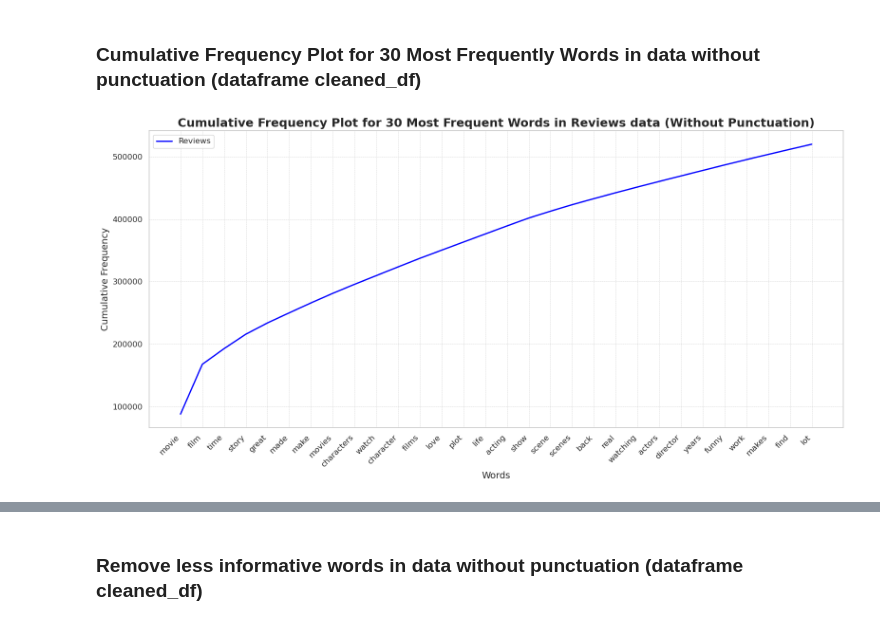
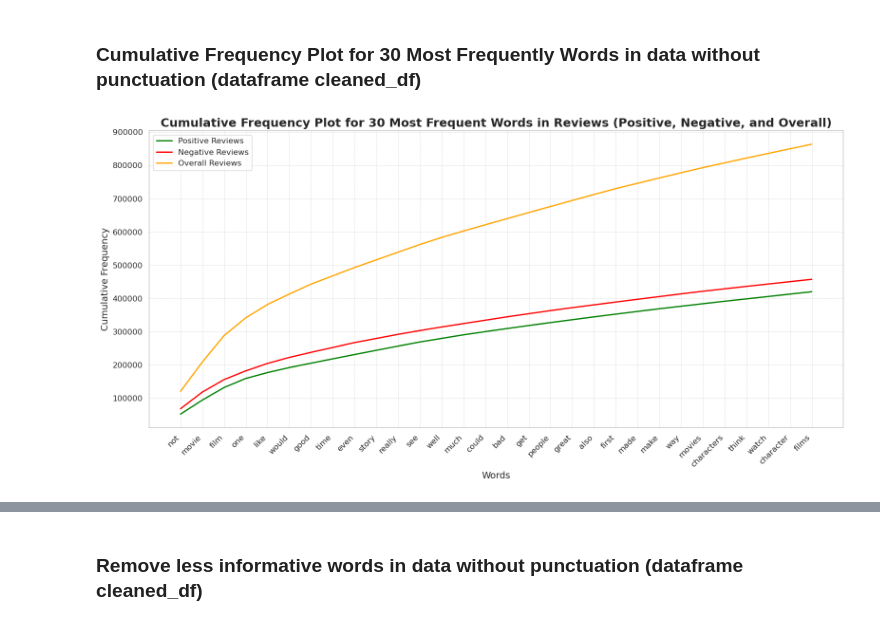
Before and after one commit to martinvalentine/movie-reviews-sentimental-analysis, a Jupyter notebook: model.ipynb, the cells around one changed output, grey strips where cells are left out. Saved outputs shown, nothing was run; the diff lists cells and outputs as text; code cells hidden in the pictures.

Commit message:
Complete Preprocessing data and EDA

```diff
--- a/model.ipynb
+++ b/model.ipynb
@@ -118,7 +118,7 @@ from nltk.stem import WordNetLemmatizer
 nltk.download('punkt') # For tokenization
 nltk.download('wordnet') # For Lemmatization
 nltk.download('stopwords') # For stopwords
-stop_words = stopwords.words() # Get the stopwords
+stop_words = stopwords.words('english') # Get the stopwords
 
 
 #for model-building and evaluating
@@ -140,3 +140,8 @@ from sklearn.feature_extraction.text import CountVectorizer
 [nltk_data] Downloading package stopwords to
 [nltk_data]     /home/martinvalentine/nltk_data...
 [nltk_data]   Package stopwords is already up-to-date!
+# %%
+print('not' in stop_words)
+
+# Remove 'not' from the stopwords list
+stop_words.remove('not')
@@ -723,49 +669,59 @@ This approach aims to strike a balance by filtering out neutral, high-frequency
 # %% [markdown]
 ### Cumulative Frequency Plot for 30 Most Frequently Words in data without punctuation (dataframe **cleaned_df**)
 # %%
-# Import necessary libraries
-import matplotlib.pyplot as plt
-import seaborn as sns
-from collections import Counter
-import numpy as np
-
 # Set seaborn style for aesthetics
 sns.set(style="whitegrid")
 
-# Extract positive reviews with punctuation retained
-reviews = cleaned_df['no_sw']
+# Extract positive and negative reviews with punctuation retained
+positive_reviews = cleaned_df[cleaned_df['sentiment'] == "positive"]['no_sw']
+negative_reviews = cleaned_df[cleaned_df['sentiment'] == "negative"]['no_sw']
+all_reviews = cleaned_df['no_sw']
 
-# Tokenize words from positive reviews
-review_words = ' '.join(reviews).split()
+# Tokenize words from positive, negative, and all reviews
+positive_words = ' '.join(positive_reviews).split()
+negative_words = ' '.join(negative_reviews).split()
+all_words = ' '.join(all_reviews).split()
 
-# Count word frequencies
-word_freq = Counter(review_words)
+# Count word frequencies for positive, negative, and all reviews
+positive_word_freq = Counter(positive_words)
+negative_word_freq = Counter(negative_words)
+all_word_freq = Counter(all_words)
 
-# Get the 30 most common words and their frequencies
-most_common_words = word_freq.most_common(30)
-words, frequencies = zip(*most_common_words)
+# Get the 30 most common words and their frequencies for each dataset
+positive_most_common = positive_word_freq.most_common(30)
+negative_most_common = negative_word_freq.most_common(30)
+all_most_common = all_word_freq.most_common(30)
 
-# Plot cumulative frequency for the top 30 words
+# Separate words and frequencies for positive, negative, and overall reviews
+positive_words, positive_frequencies = zip(*positive_most_common)
+negative_words, negative_frequencies = zip(*negative_most_common)
+all_words, all_frequencies = zip(*all_most_common)
+
+# Plot cumulative frequency for the top 30 words in positive, negative, and overall reviews
 plt.figure(figsize=(16, 8))
-plt.title('Cumulative Frequency Plot for 30 Most Frequent Words in Reviews data (Without Punctuation)',
+plt.title('Cumulative Frequency Plot for 30 Most Frequent Words in Reviews (Positive, Negative, and Overall)',
           fontsize=18, weight='bold')
 plt.xlabel('Words', fontsize=14)
 plt.ylabel('Cumulative Frequency', fontsize=14)
-plt.plot(range(1, 31), np.cumsum(frequencies), label='Reviews', color='blue', linewidth=2)
 
-# Customize x-ticks for readability
-plt.xticks(ticks=range(1, 31), labels=words, rotation=45, ha='right', fontsize=12)
+# Plot positive, negative, and overall review frequencies
+plt.plot(range(1, 31), np.cumsum(positive_frequencies), label='Positive Reviews', color='green', linewidth=2)
+plt.plot(range(1, 31), np.cumsum(negative_frequencies), label='Negative Reviews', color='red', linewidth=2)
+plt.plot(range(1, 31), np.cumsum(all_frequencies), label='Overall Reviews', color='orange', linewidth=2)
+
+# Customize x-ticks for readability (using words from the overall frequency list for consistency)
+plt.xticks(ticks=range(1, 31), labels=all_words, rotation=45, ha='right', fontsize=12)
 plt.yticks(fontsize=12)
 plt.legend(fontsize=12)
 
 # Add grid for better visualization
 plt.grid(visible=True, which='both', linestyle='--', linewidth=0.5)
 
 # Ensure layout fits within the figure size
 plt.tight_layout()
 
 # Display the plot
 plt.show()
 # %% [output]
-[figure, old version]
+[figure, new version]
 # %% [markdown]
```
Also changed, not shown: parts of 25 cells of this notebook.
